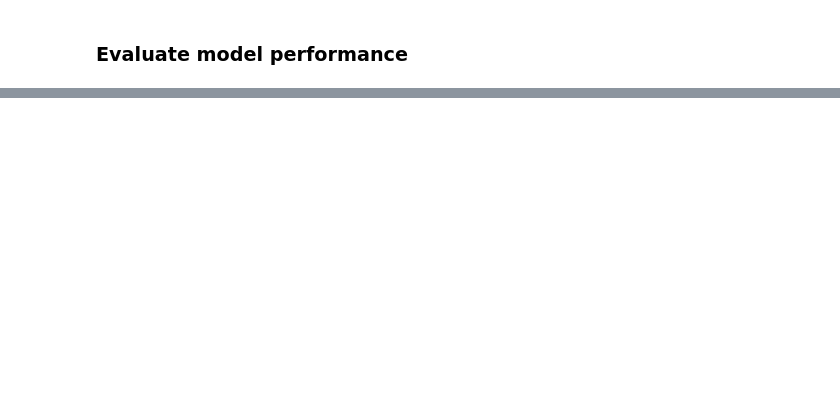
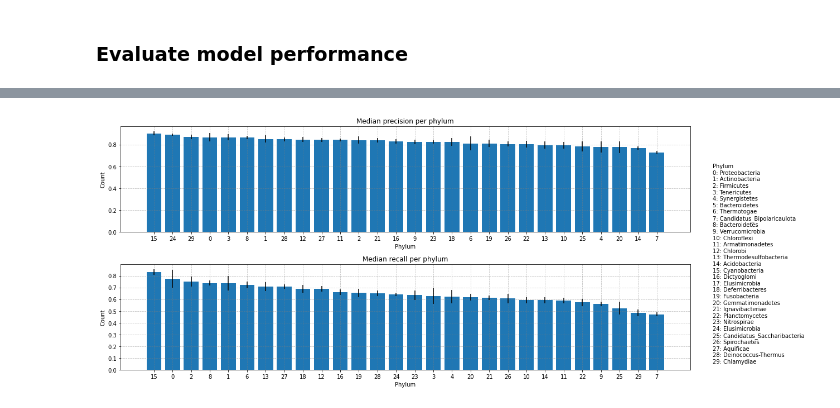
Before and after one commit to natasha-dudek/DeepGenomeVector, a Jupyter notebook: main.ipynb, the cells around one changed output, grey strips where cells are left out. Saved outputs shown, nothing was run; the diff lists cells and outputs as text; code cells hidden in the pictures; blank space fills up the shorter version.

```diff
--- a/main.ipynb
+++ b/main.ipynb
@@ -409,0 +315,4 @@ print("Best config is:", analysis.get_best_config(metric="test_f1"))
+# %%
+analyze_model.tax_cm_histogram_PR(phylum_stats, save_path)
+# %% [output]
+[figure, added]
```
Also changed, not shown: parts of 35 cells of this notebook, 4 other files.
